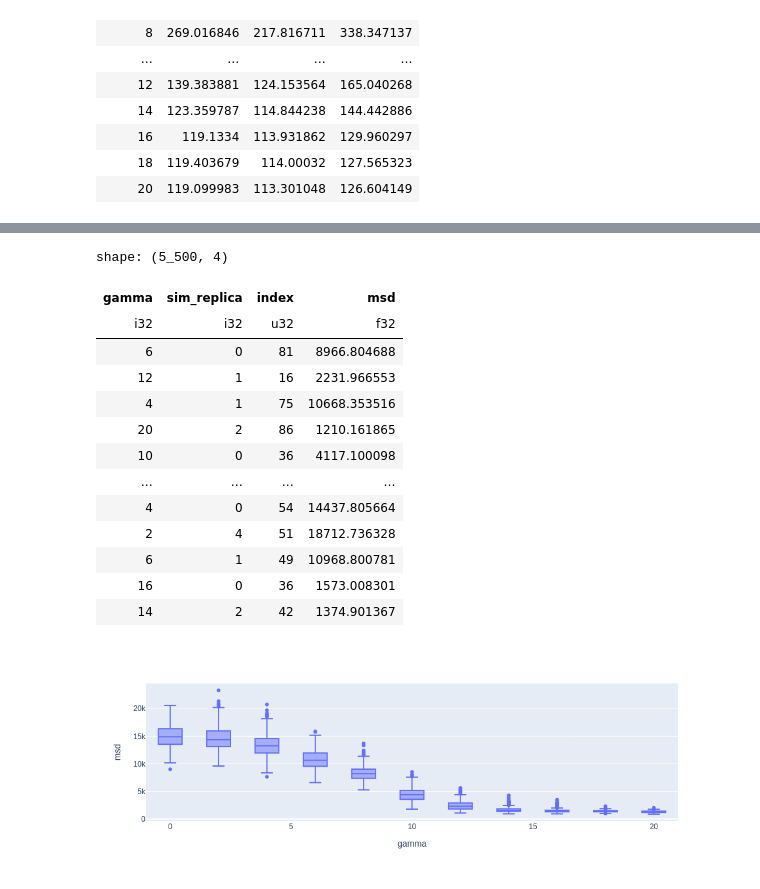
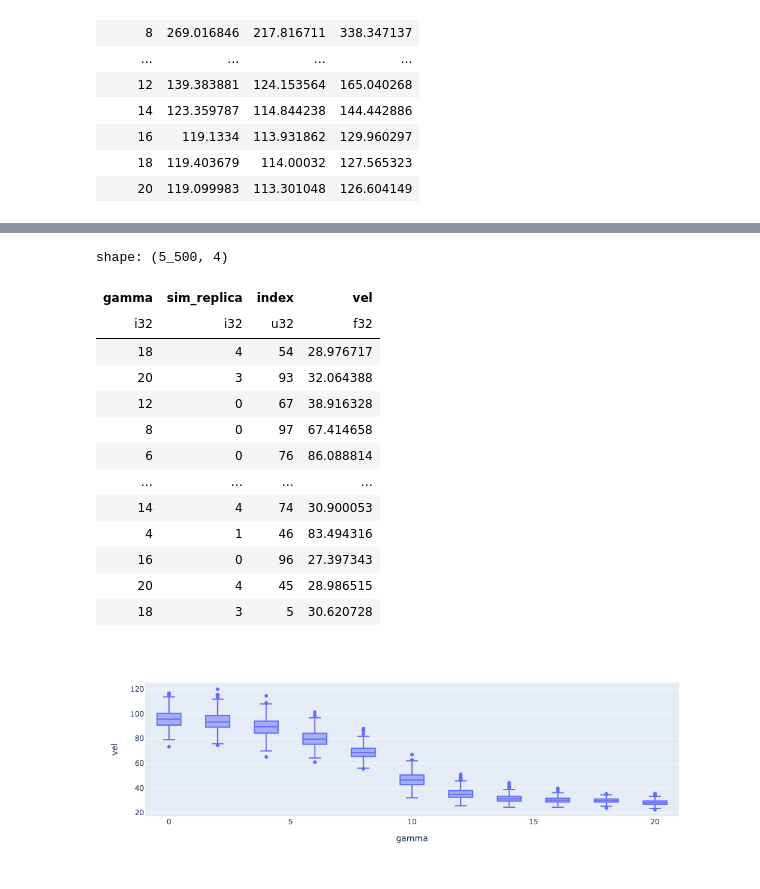
Before and after one commit to aleferna12/cellula-rs, a Jupyter notebook: analyses/cluster_speed.ipynb, the cells around one changed output, grey strips where cells are left out. Saved outputs shown, nothing was run; the diff lists cells and outputs as text; code cells hidden in the pictures.

```diff
--- a/analyses/cluster_speed.ipynb
+++ b/analyses/cluster_speed.ipynb
@@ -8,14 +8,14 @@ import colorir as cl
 from analyses.parse import parse_cells_multiple
 # %%
 sim_paths = {}
-for path in Path("../runs/speed/").iterdir():
+for path in Path("../runs/speed/").glob("energy-*"):
     sim_type = path.name
     gamma = 20 - int(sim_type.split("-")[1])
     for replica_path in path.iterdir():
         replica = int(replica_path.name)
         sim_paths[(gamma, replica)] = replica_path
 # %%
-sims = parse_cells_multiple(sim_paths.values(), 30)
+sims = parse_cells_multiple(sim_paths.values(), 8)
 # %%
 sim_ids = list(sim_paths.keys())
 for i in range(len(sims)):
@@ -175,27 +176,27 @@ fig
 [figure]
 # %%
 cellveldf = celldf.filter(pl.col("time") > 0.5e6).group_by(["gamma", "sim_replica", "index"]).agg(
-    msd=(pl.col("displ").sort_by("time").diff() ** 2).mean()
+    vel=pl.col("displ").sort_by("time").diff().abs().mean()
 )
 cellveldf
 # %% [output]
 shape: (5_500, 4)
-| gamma | sim_replica | index | msd |
+| gamma | sim_replica | index | vel |
 | i32 | i32 | u32 | f32 |
-| 6 | 0 | 81 | 8966.804688 |
-| 12 | 1 | 16 | 2231.966553 |
-| 4 | 1 | 75 | 10668.353516 |
-| 20 | 2 | 86 | 1210.161865 |
-| 10 | 0 | 36 | 4117.100098 |
+| 18 | 4 | 54 | 28.976717 |
+| 20 | 3 | 93 | 32.064388 |
+| 12 | 0 | 67 | 38.916328 |
+| 8 | 0 | 97 | 67.414658 |
+| 6 | 0 | 76 | 86.088814 |
 | … | … | … | … |
-| 4 | 0 | 54 | 14437.805664 |
-| 2 | 4 | 51 | 18712.736328 |
-| 6 | 1 | 49 | 10968.800781 |
-| 16 | 0 | 36 | 1573.008301 |
-| 14 | 2 | 42 | 1374.901367 |
+| 14 | 4 | 74 | 30.900053 |
+| 4 | 1 | 46 | 83.494316 |
+| 16 | 0 | 96 | 27.397343 |
+| 20 | 4 | 45 | 28.986515 |
+| 18 | 3 | 5 | 30.620728 |
 # %%
-px.box(cellveldf, x="gamma", y="msd").update_layout(width=600)
+px.box(cellveldf, x="gamma", y="vel").update_layout(width=600)
 # %% [output]
-[figure, old version]
+[figure, new version]
 # %%
 clusterveldf = displdf.sort("time").filter(pl.col("time") > 0.5e6).group_by(["gamma", "sim_replica"]).agg(
```
Also changed, not shown: parts of 8 cells of this notebook, 1 other file.
